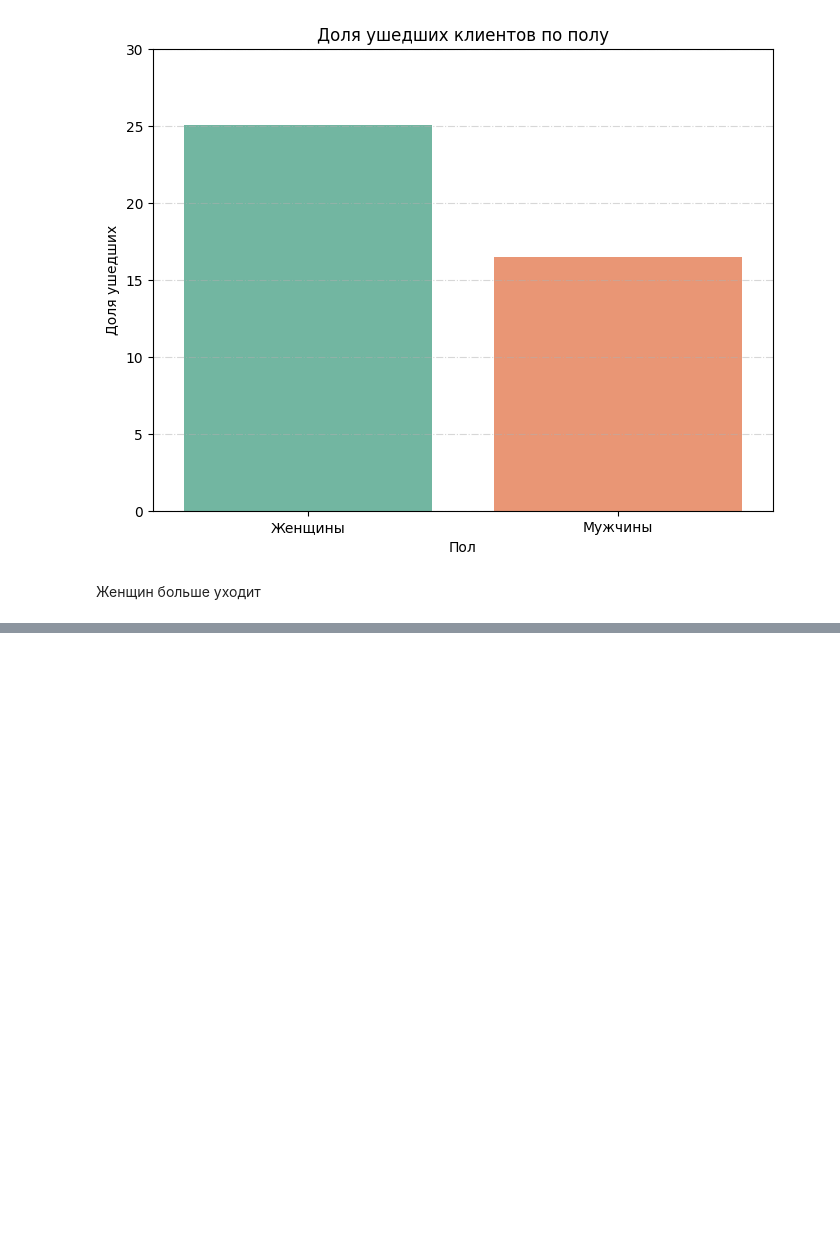
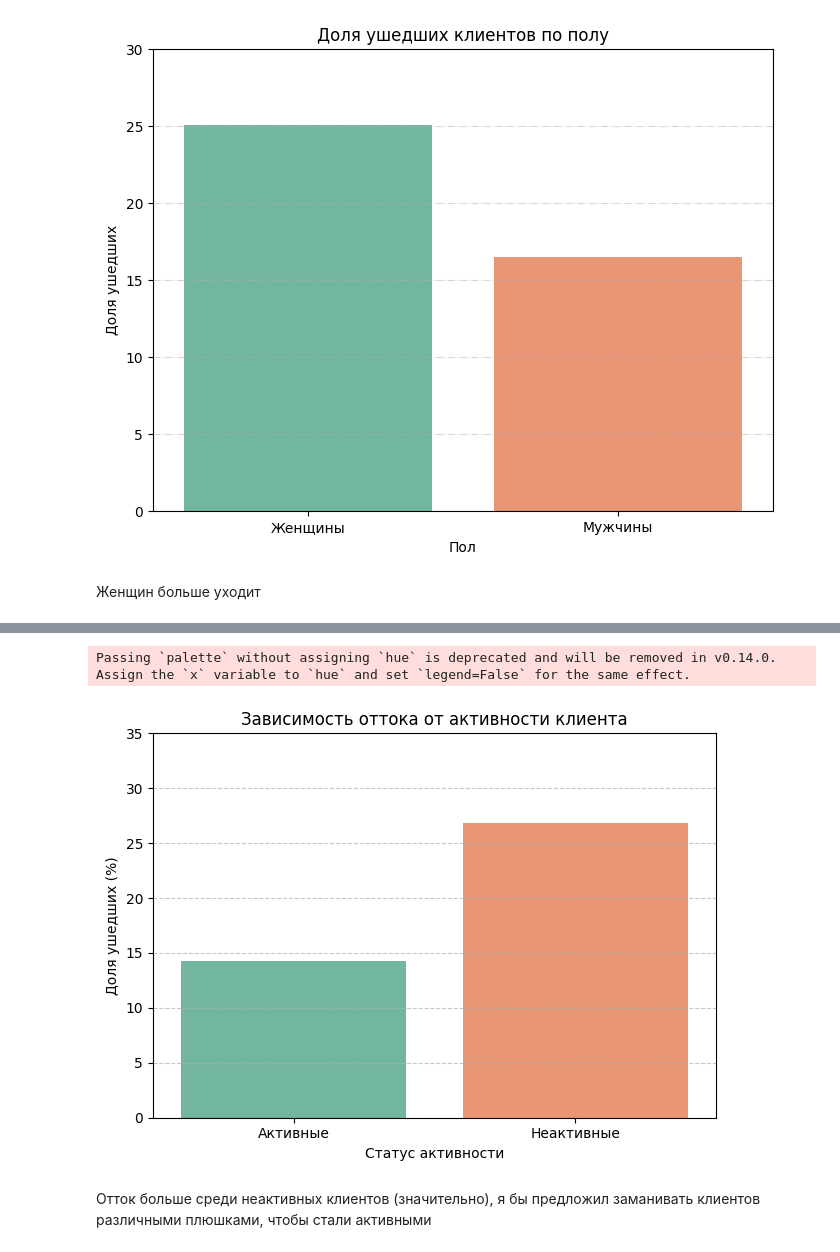
Before and after one commit to yevgeniy2504/sf_education_repo, a Jupyter notebook: task_2_hw/task_2.ipynb, the cells around one changed output, grey strips where cells are left out. Drawn from its saved outputs; the diff is of its cells as text; code cells hidden in the pictures; blank space fills up the shorter version.

```diff
--- a/task_2_hw/task_2.ipynb
+++ b/task_2_hw/task_2.ipynb
@@ -159,0 +166,26 @@ plt.show()
+# %%
+# Группировка: среднее по колонке 'Exited' = доля ушедших
+active_churn_rate = churn.groupby('IsActiveMember')['Exited'].mean().reset_index()
+
+# Преобразуем в проценты
+active_churn_rate['Exited'] = active_churn_rate['Exited'] * 100
+
+# Подписи
+active_churn_rate['IsActiveMember'] = active_churn_rate['IsActiveMember'].map({0: 'Неактивные', 1: 'Активные'})
+active_churn_rate.sort_values('IsActiveMember', inplace=True)
+
+# Построение диаграммы
+sns.barplot(x='IsActiveMember', y='Exited', data=active_churn_rate, palette='Set2')
+
+plt.title('Зависимость оттока от активности клиента')
+plt.ylabel('Доля ушедших (%)')
+plt.xlabel('Статус активности')
+plt.ylim(0, 35)
+plt.grid(axis='y', linestyle='--', alpha=0.7)
+plt.tight_layout()
+plt.show()
+# %% [output]
+Passing `palette` without assigning `hue` is deprecated and will be removed in v0.14.0. Assign the `x` variable to `hue` and set `legend=False` for the same effect.
+[figure, added]
+# %% [markdown]
+Отток больше среди неактивных клиентов (значительно), я бы предложил заманивать клиентов различными плюшками, чтобы стали активными
```
Also changed, not shown: parts of 13 cells of this notebook.
